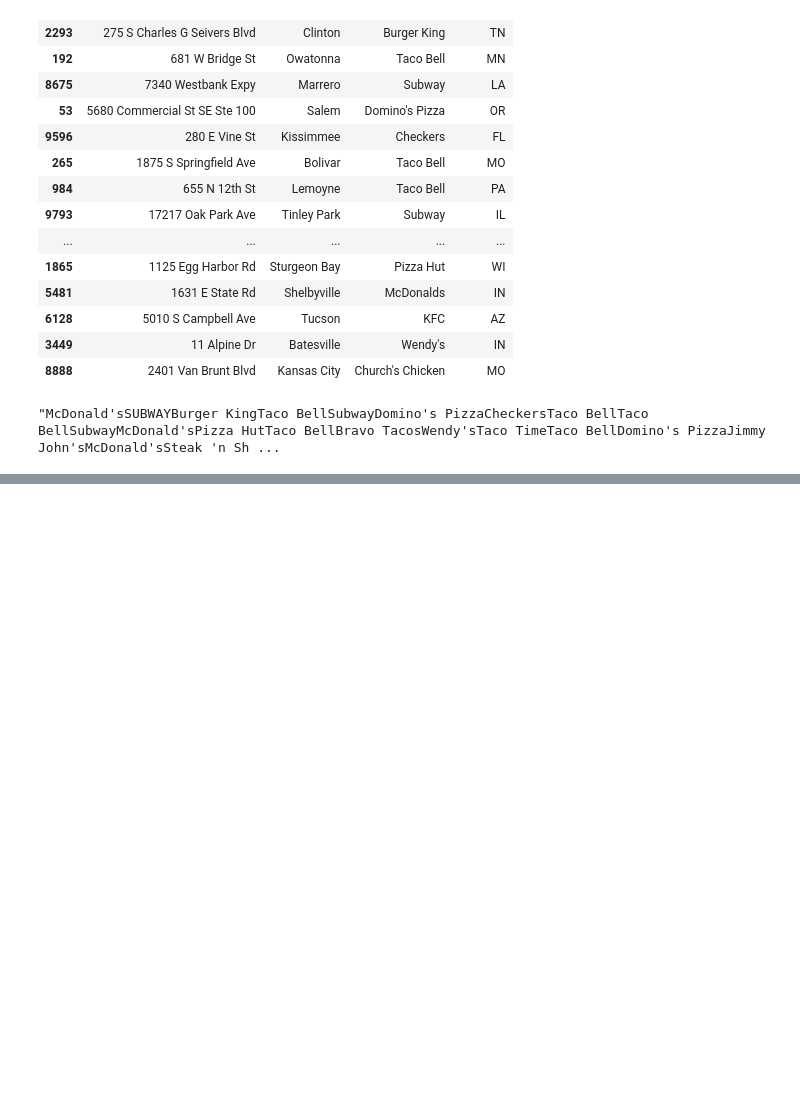
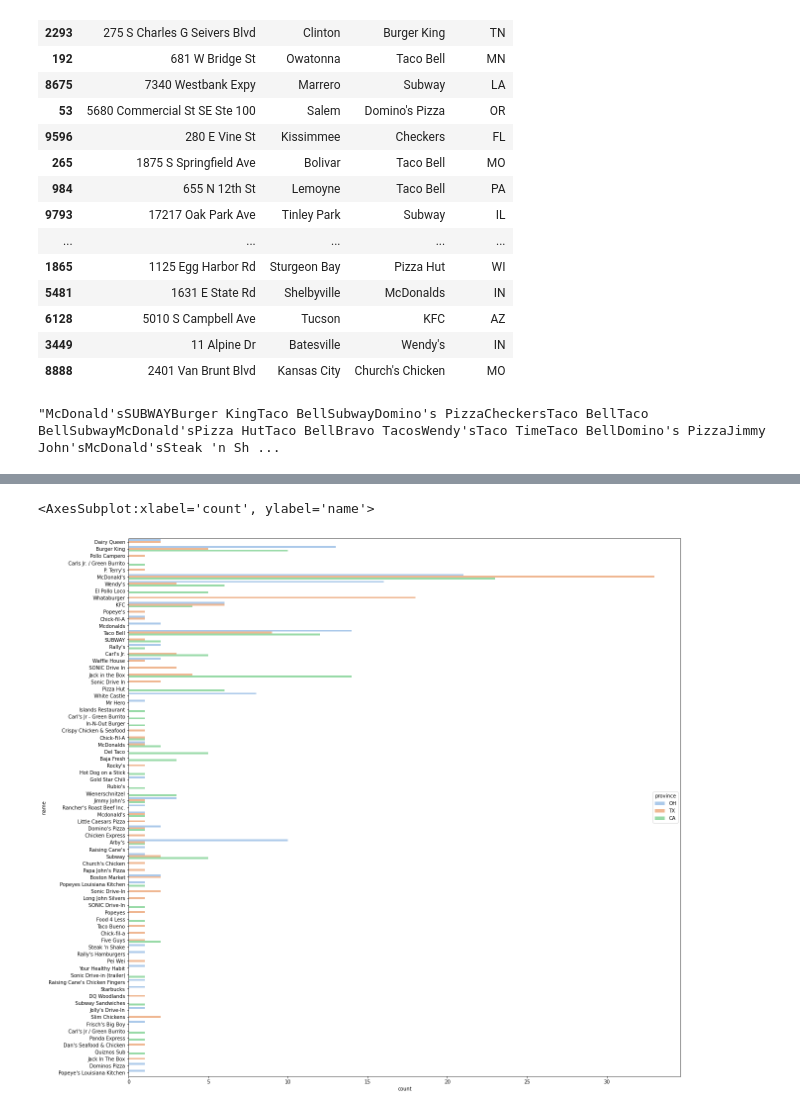
Before and after one commit to Denise1991/US_Fast_Food, a Jupyter notebook: fast food in the US.ipynb, the cells around one changed output, grey strips where cells are left out. Saved outputs shown, nothing was run; the diff lists cells and outputs as text; code cells hidden in the pictures; blank space fills up the shorter version.

```diff
--- a/fast food in the US.ipynb
+++ b/fast food in the US.ipynb
@@ -589,0 +691,3 @@ df_plot['name'].sum()
+# %%
+top_states = dframe1[(dframe1["province"]=="CA") | (dframe1["province"]=="TX") | (dframe1["province"]=="OH")]
+                #creating a dataframe for the top states
@@ -589,0 +710,3 @@ df_plot['name'].sum()
+# %%
+states_plot= top_states.sample(frac =.2)
+#creating a sample dataframe of the top states
@@ -589,0 +729,9 @@ df_plot['name'].sum()
+# %%
+plt.rcParams["figure.figsize"]=(20,20)
+sns.countplot(y="name", hue="province",
+           palette="pastel",
+            data=states_plot)
+        #data is still too large to display this way
+# %% [output]
+<AxesSubplot:xlabel='count', ylabel='name'>
+[figure, added]
```
Also changed, not shown: parts of 58 cells of this notebook.
